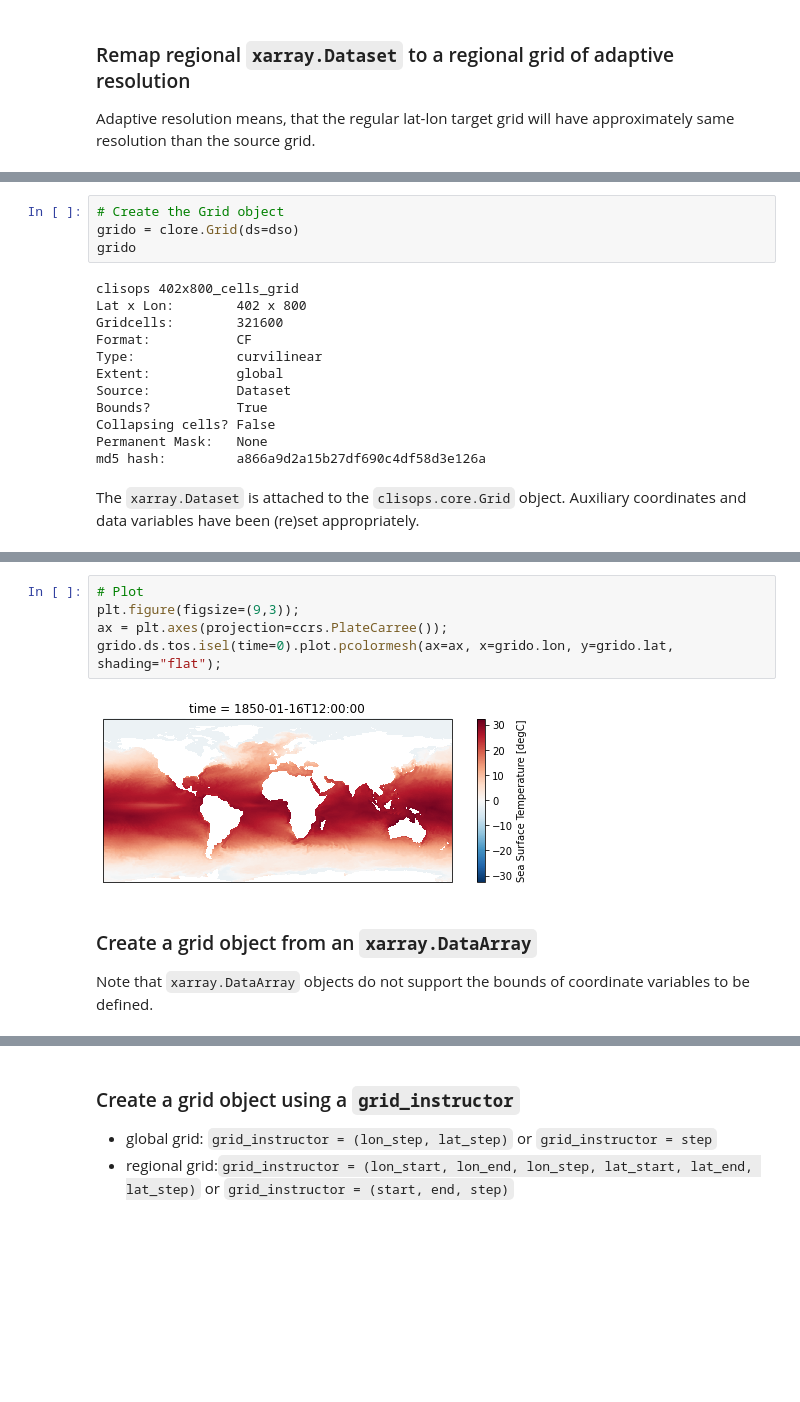
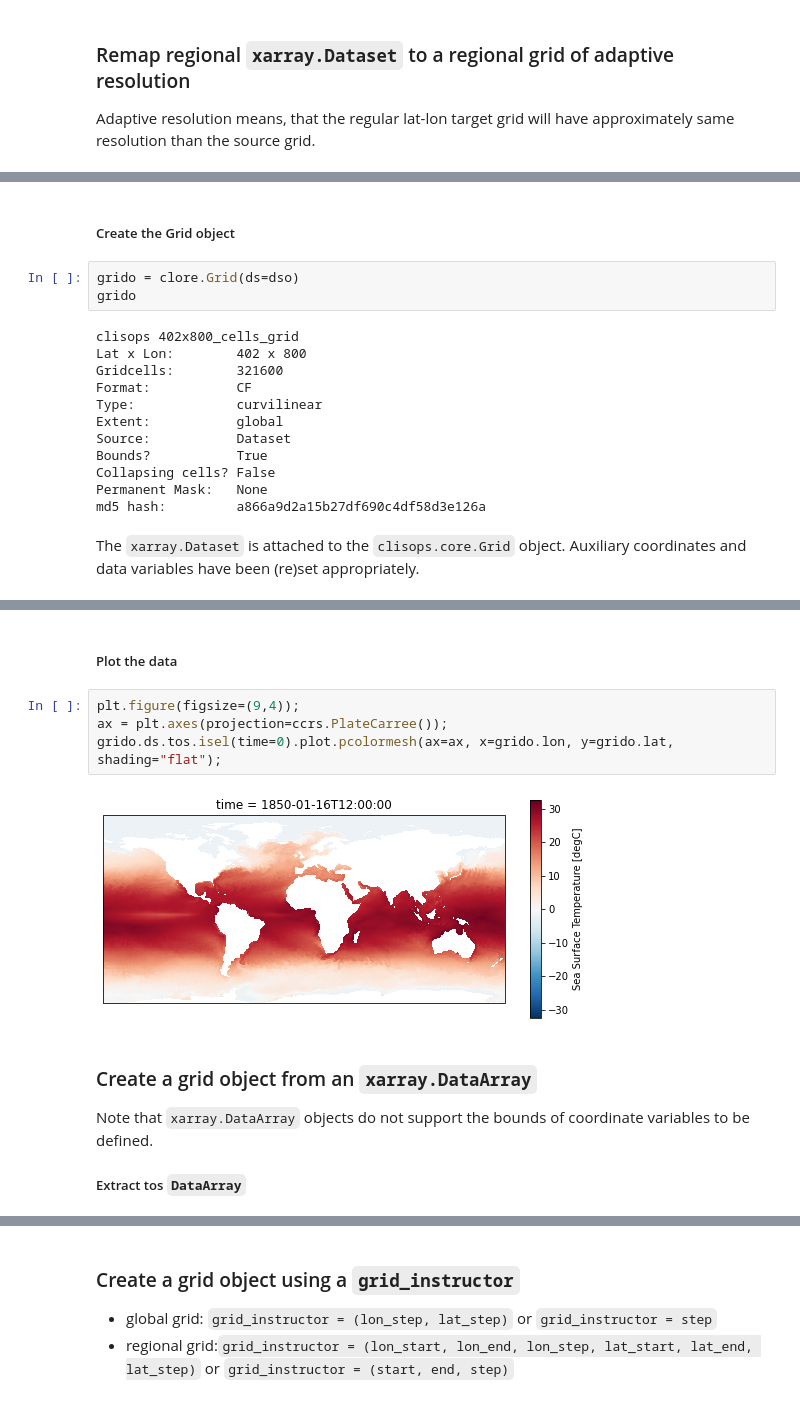
Before and after one commit to roocs/regrid-prototype, a Jupyter notebook: docs/notebooks/regrid_prototype.ipynb, the cells around one changed output, grey strips where cells are left out. Cells and saved outputs as stored; diff of their text form; blank space fills up the shorter version.

```diff
--- a/docs/notebooks/regrid_prototype.ipynb
+++ b/docs/notebooks/regrid_prototype.ipynb
@@ -221,8 +315,9 @@ Data variables:
     cmor_version:           3.5.0
     tracking_id:            hdl:21.14100/ccd8388f-4f80-4a1e-ba47-66fe65bbeece
     NCO:                    netCDF Operators version 4.7.8 (Homepage = http:/...
+# %% [markdown]
+##### Create the Grid object
 # %%
-# Create the Grid object
 grido = clore.Grid(ds=dso)
 grido
 # %% [output]
@@ -259,15 +354,18 @@ Dimensions without coordinates: bnds, vertices
     cmor_version:           3.5.0
     tracking_id:            hdl:21.14100/ccd8388f-4f80-4a1e-ba47-66fe65bbeece
     NCO:                    netCDF Operators version 4.7.8 (Homepage = http:/...
+# %% [markdown]
+##### Plot the data
 # %%
-# Plot
-plt.figure(figsize=(9,3));
+plt.figure(figsize=(9,4));
 ax = plt.axes(projection=ccrs.PlateCarree());
 grido.ds.tos.isel(time=0).plot.pcolormesh(ax=ax, x=grido.lon, y=grido.lat, shading="flat");
 # %% [output]
-[figure, old version]
+[figure, new version]
 # %% [markdown]
 ### Create a grid object from an `xarray.DataArray`
 
 Note that `xarray.DataArray` objects do not support the bounds of coordinate variables to be defined.
+
+##### Extract tos `DataArray`
 # %%
```
Also changed, not shown: parts of 54 cells of this notebook, 2 other files.
